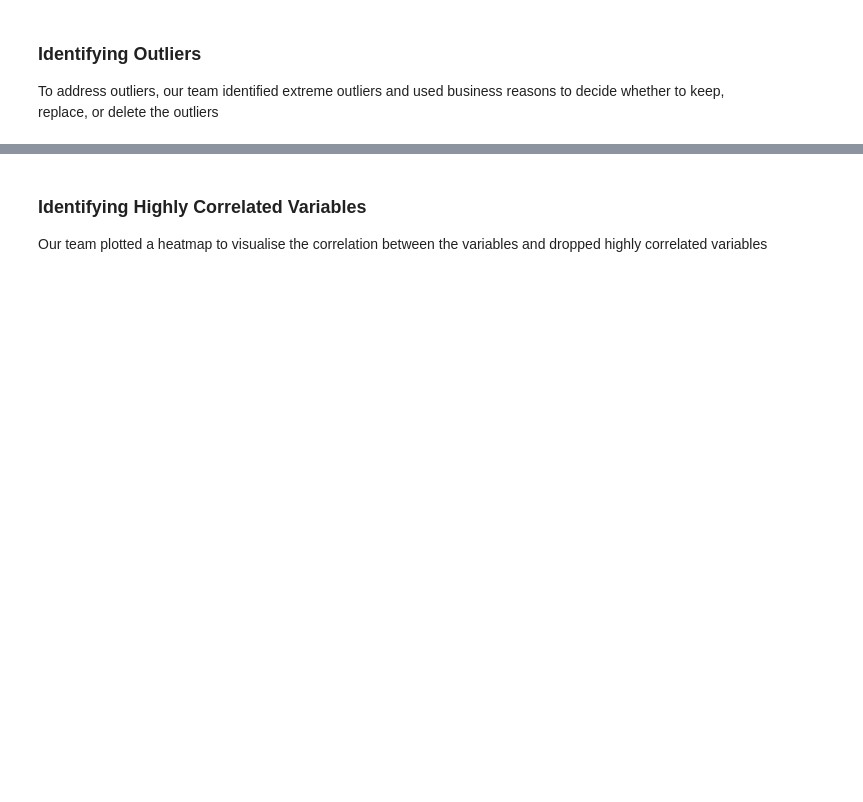
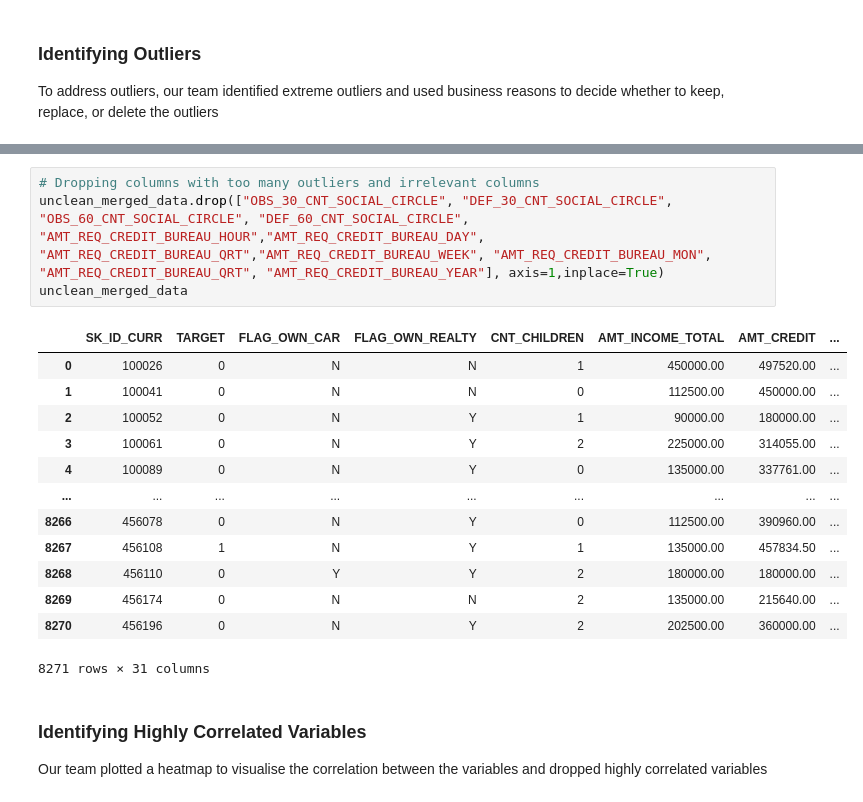
Before and after one commit to jacky-teo/is453_fin_analytics, a Jupyter notebook: group_4.ipynb, the cells around one changed output, grey strips where cells are left out. Cells and saved outputs as stored; diff of their text form; blank space fills up the shorter version.

```diff
--- a/group_4.ipynb
+++ b/group_4.ipynb
@@ -394,3 +393,21 @@ plt.show()
+# %%
+# Dropping columns with too many outliers and irrelevant columns
+unclean_merged_data.drop(["OBS_30_CNT_SOCIAL_CIRCLE", "DEF_30_CNT_SOCIAL_CIRCLE", "OBS_60_CNT_SOCIAL_CIRCLE", "DEF_60_CNT_SOCIAL_CIRCLE", "AMT_REQ_CREDIT_BUREAU_HOUR","AMT_REQ_CREDIT_BUREAU_DAY", "AMT_REQ_CREDIT_BUREAU_QRT","AMT_REQ_CREDIT_BUREAU_WEEK", "AMT_REQ_CREDIT_BUREAU_MON", "AMT_REQ_CREDIT_BUREAU_QRT", "AMT_REQ_CREDIT_BUREAU_YEAR"], axis=1,inplace=True)
+unclean_merged_data
+# %% [output]
+|  | SK_ID_CURR | TARGET | FLAG_OWN_CAR | FLAG_OWN_REALTY | CNT_CHILDREN | AMT_INCOME_TOTAL | AMT_CREDIT | ... |
+| 0 | 100026 | 0 | N | N | 1 | 450000.00 | 497520.00 | ... |
+| 1 | 100041 | 0 | N | N | 0 | 112500.00 | 450000.00 | ... |
+| 2 | 100052 | 0 | N | Y | 1 | 90000.00 | 180000.00 | ... |
+| 3 | 100061 | 0 | N | Y | 2 | 225000.00 | 314055.00 | ... |
+| 4 | 100089 | 0 | N | Y | 0 | 135000.00 | 337761.00 | ... |
+| ... | ... | ... | ... | ... | ... | ... | ... | ... |
+| 8266 | 456078 | 0 | N | Y | 0 | 112500.00 | 390960.00 | ... |
+| 8267 | 456108 | 1 | N | Y | 1 | 135000.00 | 457834.50 | ... |
+| 8268 | 456110 | 0 | Y | Y | 2 | 180000.00 | 180000.00 | ... |
+| 8269 | 456174 | 0 | N | N | 2 | 135000.00 | 215640.00 | ... |
+| 8270 | 456196 | 0 | N | Y | 2 | 202500.00 | 360000.00 | ... |
+8271 rows × 31 columns
 # %% [markdown]
 ### Identifying Highly Correlated Variables
 
```
Also changed, not shown: parts of 35 cells of this notebook.
